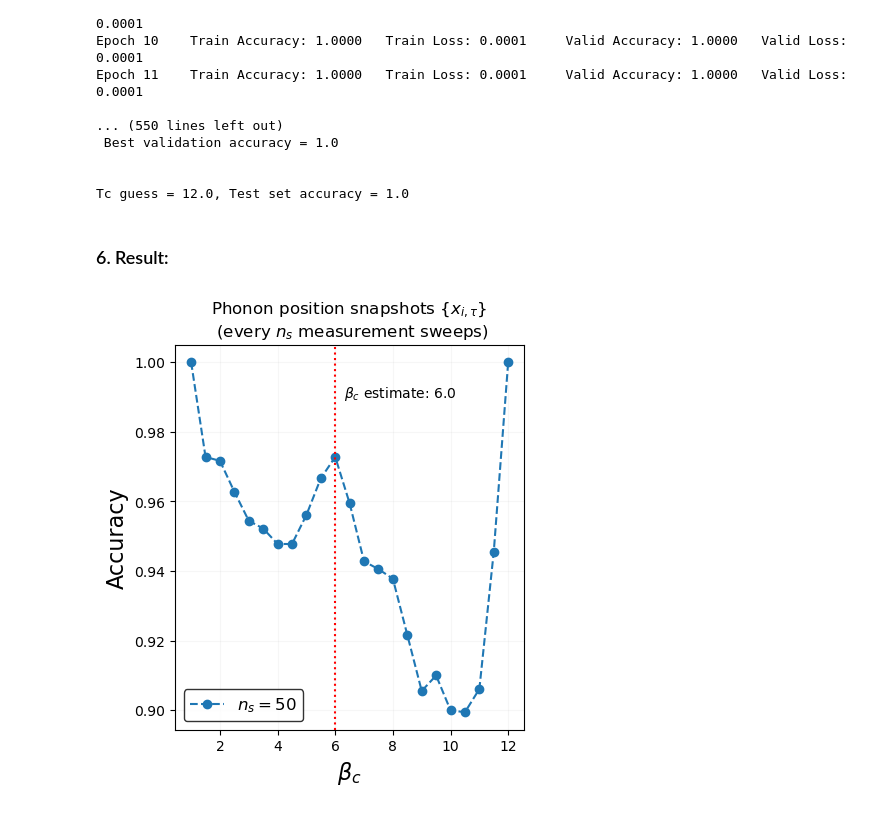
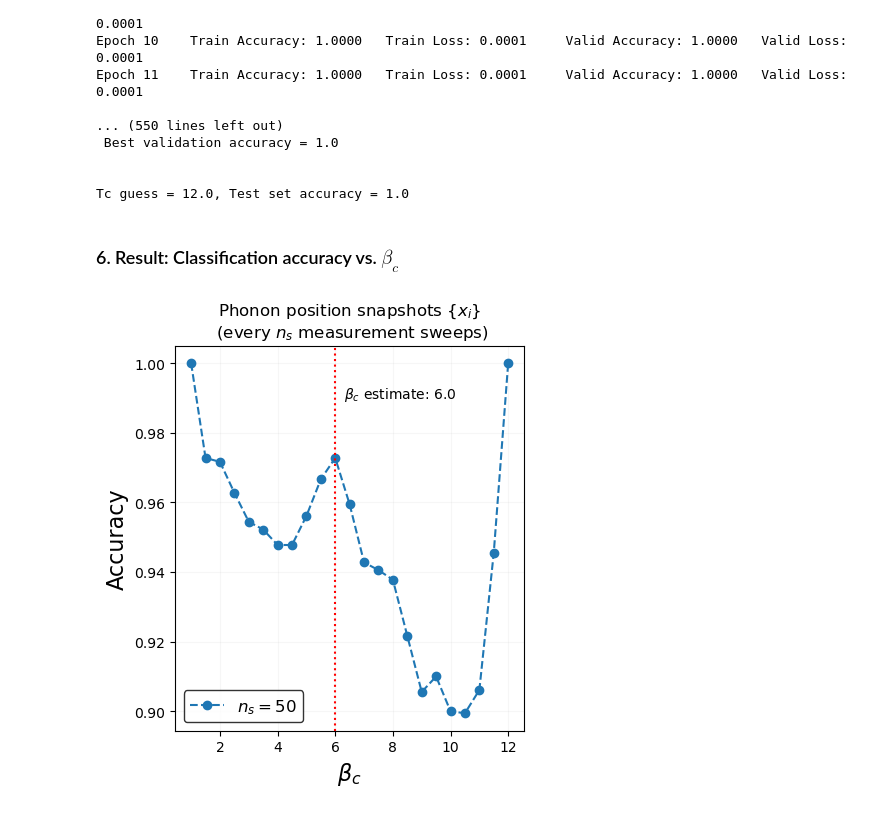
Before and after one commit to owenpb/Confusion-Scheme-Learning, a Jupyter notebook: Confusion-Scheme-CNN-PyTorch.ipynb, the cells around one changed output. Cells and saved outputs as stored; diff of their text form; code cells hidden in the pictures.

```diff
--- a/Confusion-Scheme-CNN-PyTorch.ipynb
+++ b/Confusion-Scheme-CNN-PyTorch.ipynb
@@ -214,19 +228,19 @@ Epoch 11    Train Accuracy: 1.0000   Train Loss: 0.0001     Valid Accuracy: 1.00
 
 Tc guess = 12.0, Test set accuracy = 1.0
 # %% [markdown]
-### 6. Result:
+### 6. Result: Classification accuracy vs. $\beta_c$
 # %%
 beta_c_estimate = Tc_values[2:-2][np.argmax(test_accuracies[2:-2])]
 
 plt.figure(figsize=(4.5, 5))
 plt.plot(Tc_values, test_accuracies, '--o', label=r'$n_s=50$')
 plt.grid(alpha=0.1)
 plt.axvline(x=beta_c_estimate, linestyle='dotted', color='red')
 plt.legend(frameon=True, edgecolor='k', fontsize=12)
 plt.text(x=beta_c_estimate+0.3, y=0.99, s=r'$\beta_c$' + f' estimate: {beta_c_estimate}')
-plt.title('Phonon position snapshots ' + r'$\{ x_{i, \tau} \} $' +  '\n (every ' + r'$n_s$' + ' measurement sweeps)')
+plt.title('Phonon position snapshots ' + r'$\{ x_{i} \} $' +  '\n (every ' + r'$n_s$' + ' measurement sweeps)')
 plt.ylabel('Accuracy', fontsize=16)
 plt.xlabel(r'$\beta_c$', fontsize=16)
 plt.show()
 # %% [output]
-[figure, old version]
+[figure, new version]
```
Also changed, not shown: parts of 4 cells of this notebook.
